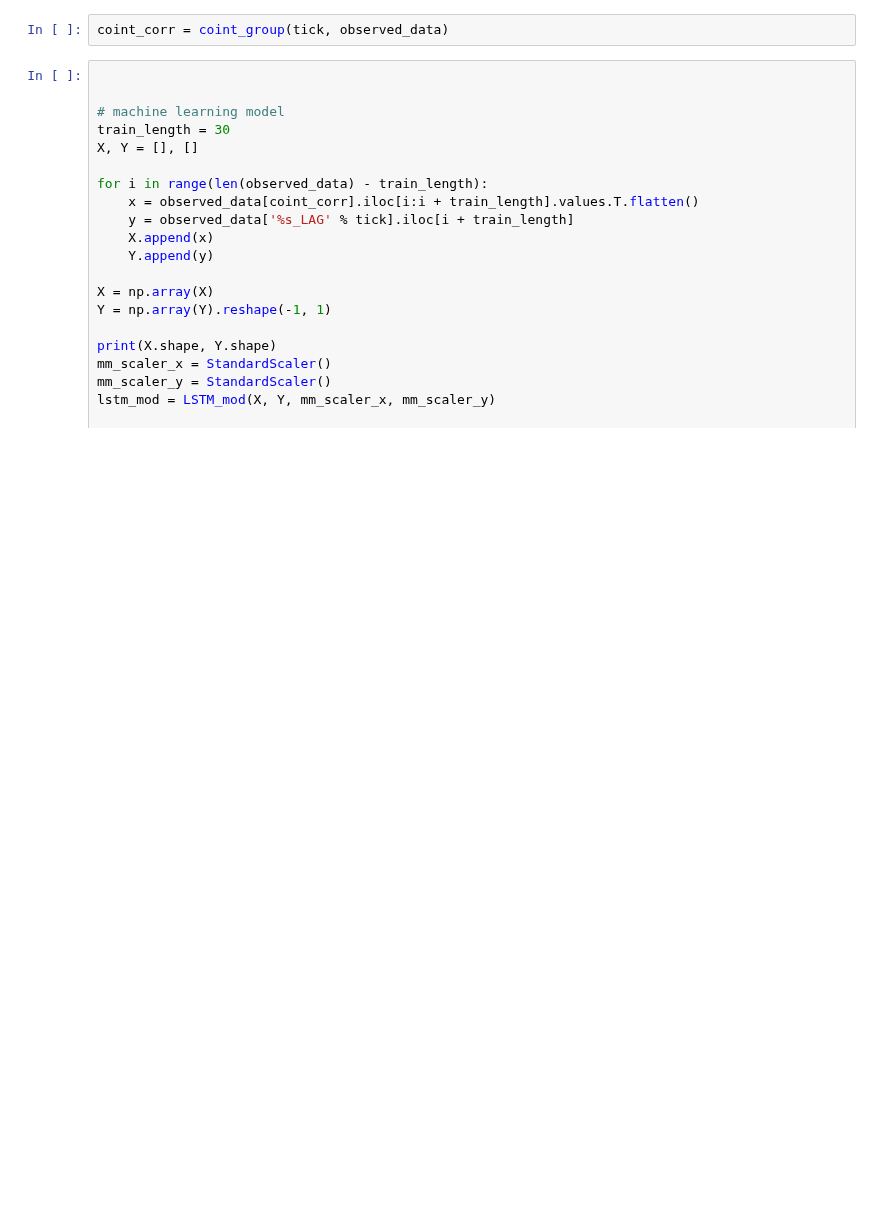
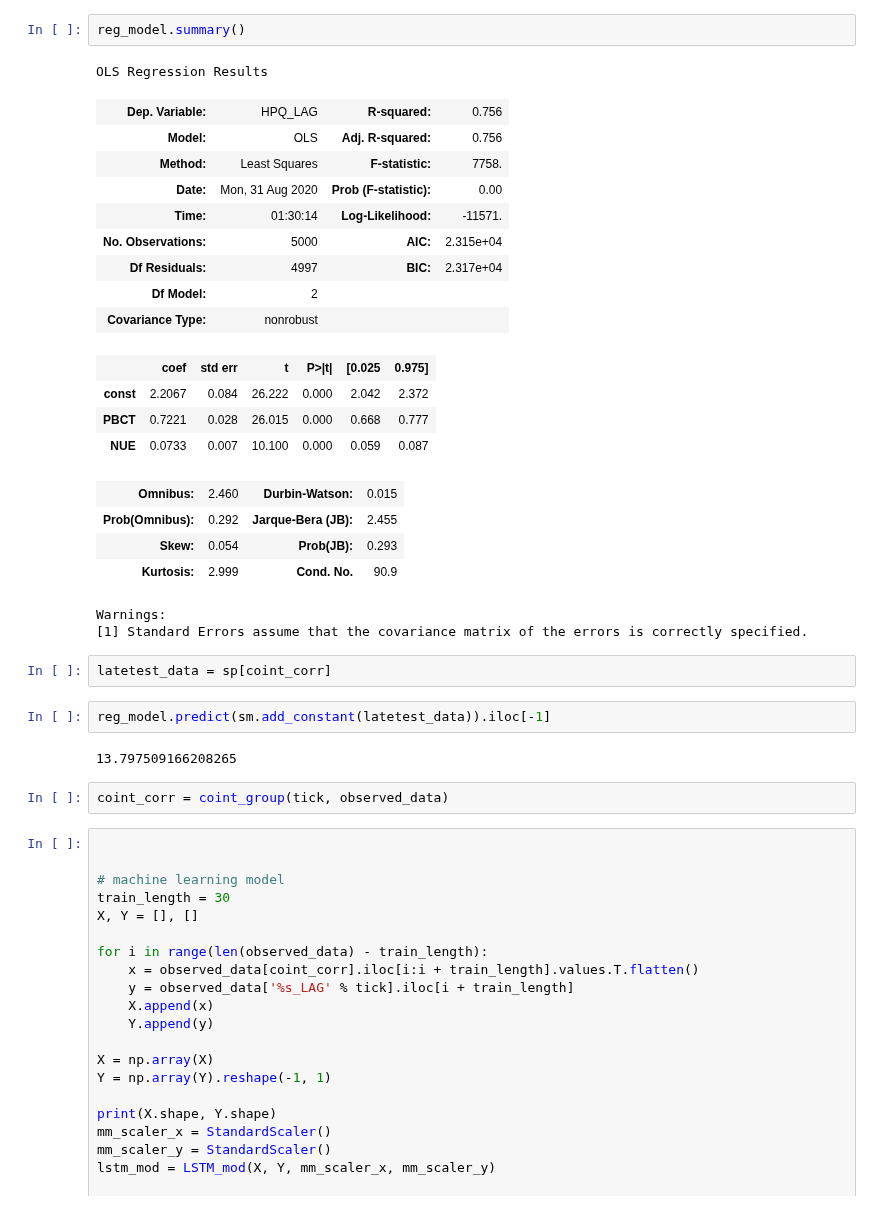
Before and after one commit to HaochengYe/Backtesting, a Jupyter notebook: Test2.ipynb, the cells around one changed output. Saved outputs shown, nothing was run; the diff lists cells and outputs as text; blank space fills up the shorter version.

```diff
--- a/Test2.ipynb
+++ b/Test2.ipynb
@@ -194,3 +150,32 @@ arr = observed_data[tick]
+# %%
+reg_model.summary()
+# %% [output]
+OLS Regression Results
+| Dep. Variable: | HPQ_LAG | R-squared: | 0.756 |
+| Model: | OLS | Adj. R-squared: | 0.756 |
+| Method: | Least Squares | F-statistic: | 7758. |
+| Date: | Mon, 31 Aug 2020 | Prob (F-statistic): | 0.00 |
+| Time: | 01:30:14 | Log-Likelihood: | -11571. |
+| No. Observations: | 5000 | AIC: | 2.315e+04 |
+| Df Residuals: | 4997 | BIC: | 2.317e+04 |
+| Df Model: | 2 |  |  |
+| Covariance Type: | nonrobust |  |  |
+|  | coef | std err | t | P>|t| | [0.025 | 0.975] |
+| const | 2.2067 | 0.084 | 26.222 | 0.000 | 2.042 | 2.372 |
+| PBCT | 0.7221 | 0.028 | 26.015 | 0.000 | 0.668 | 0.777 |
+| NUE | 0.0733 | 0.007 | 10.100 | 0.000 | 0.059 | 0.087 |
+| Omnibus: | 2.460 | Durbin-Watson: | 0.015 |
+| Prob(Omnibus): | 0.292 | Jarque-Bera (JB): | 2.455 |
+| Skew: | 0.054 | Prob(JB): | 0.293 |
+| Kurtosis: | 2.999 | Cond. No. | 90.9 |
+Warnings:
+[1] Standard Errors assume that the covariance matrix of the errors is correctly specified.
+# %%
+latetest_data = sp[coint_corr]
+# %%
+reg_model.predict(sm.add_constant(latetest_data)).iloc[-1]
+# %% [output]
+13.797509166208265
 # %%
 coint_corr = coint_group(tick, observed_data)
 # %%
```
Also changed, not shown: parts of 6 cells of this notebook, 4 other files.
